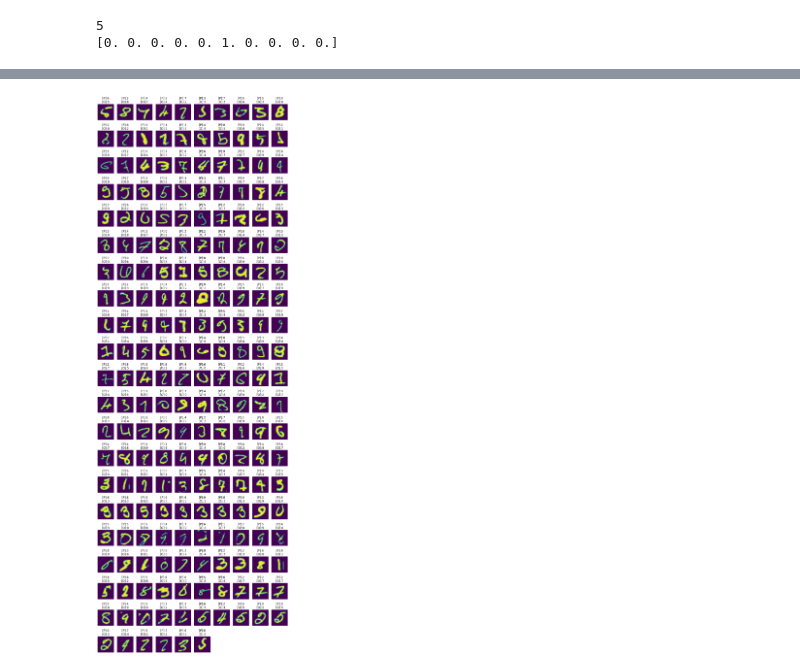
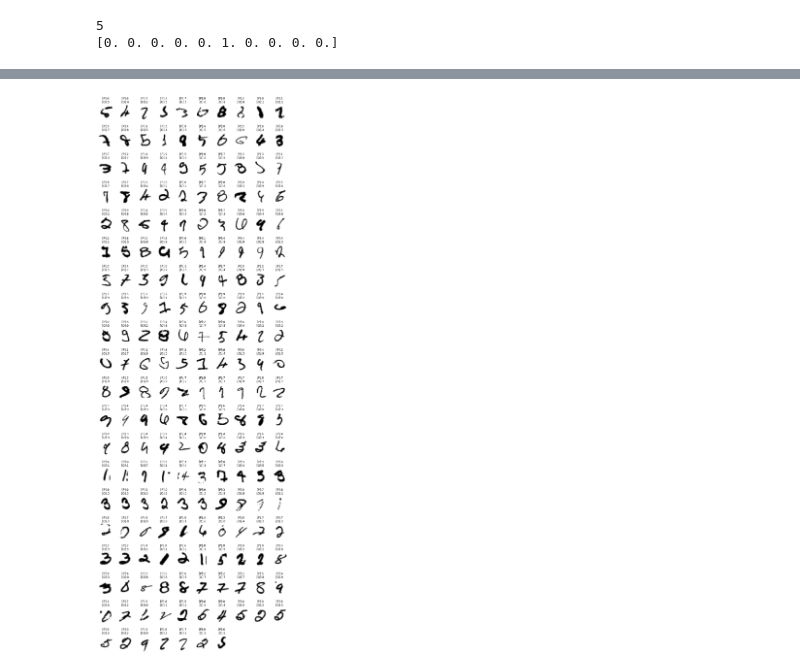
Before and after one commit to kurtlee1984/Deep_Leaning, a Jupyter notebook: MLP.ipynb, the cells around one changed output, grey strips where cells are left out. Cells and saved outputs as stored; diff of their text form; code cells hidden in the pictures.

```diff
--- a/MLP.ipynb
+++ b/MLP.ipynb
@@ -165,22 +168,22 @@ pd.DataFrame(mat,
 # %%
 import numpy as np
 idx = np.nonzero(pre != y_test)[0]
 # np.nonzero([[0, 2, 0], [0, 0, 3]])
 false_pre = pre[idx]
 false_label = y_test[idx]
 false_img = x_test[idx]
 
 plt.figure(figsize=(14, 42))
 width = 10
 height = len(idx) // width + 1
 for i in range(len(false_img)):
     plt.subplot(height, width, i+1)
     title = "[P]:{}\n[O]:{}".format(false_pre[i], false_label[i])
     plt.title(title)
     plt.axis("off")
-    plt.imshow(false_img[i])
+    plt.imshow(false_img[i], cmap="gray_r")
 # %% [output]
-[figure, old version]
+[figure, new version]
 # %%
 import os
 from tensorflow.keras.models import load_model
```
Also changed, not shown: parts of 7 cells of this notebook.
